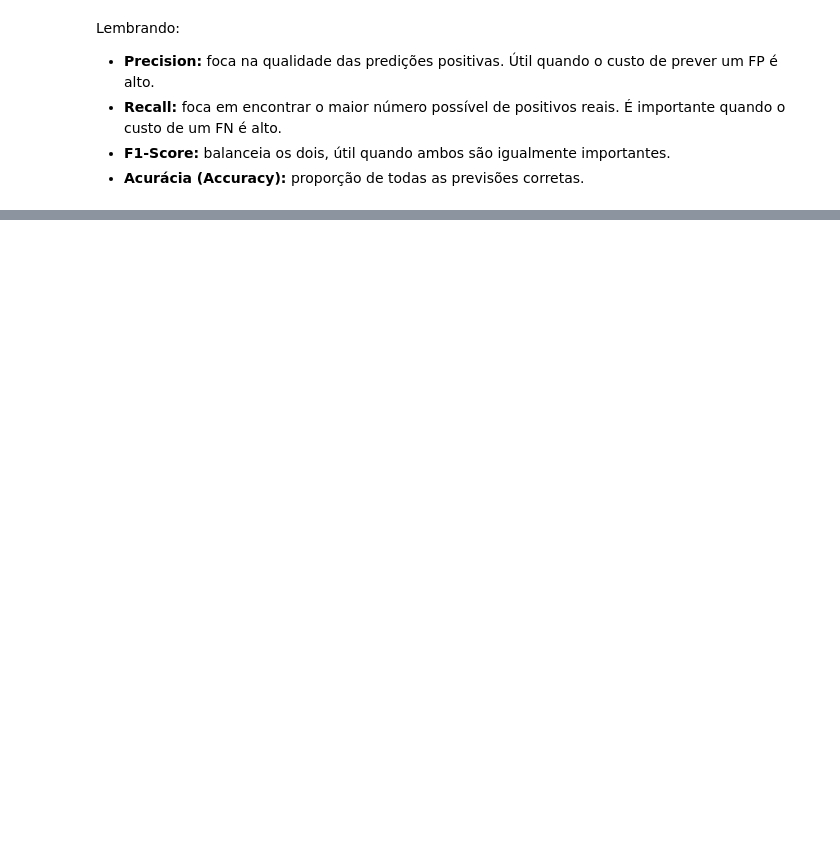
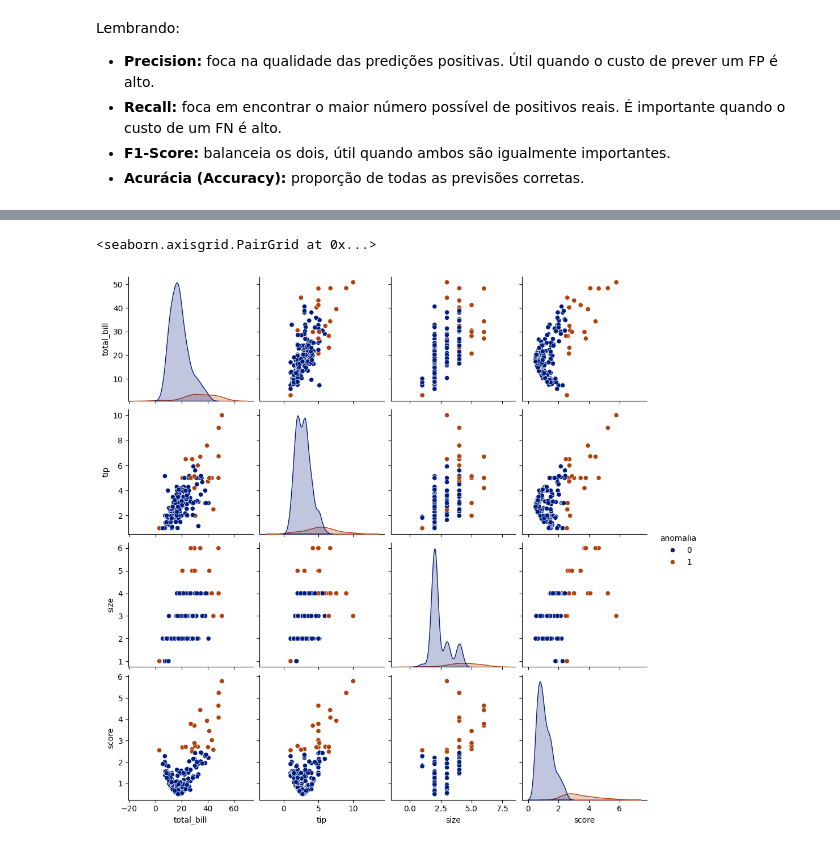
Before and after one commit to OviedoVR/ML_especializacao_2025, a Jupyter notebook: notebooks/RNA_demonstracoes.ipynb, the cells around one changed output, grey strips where cells are left out. Saved outputs shown, nothing was run; the diff lists cells and outputs as text; code cells hidden in the pictures; blank space fills up the shorter version.

Commit message:
Add AutoEncoder example into RNA ipynb

```diff
--- a/notebooks/RNA_demonstracoes.ipynb
+++ b/notebooks/RNA_demonstracoes.ipynb
@@ -631,0 +669,8 @@ Lembrando:
+# %%
+dados = dados.select_dtypes(include='number')
+
+dados_treino = dados.sample(n = int(0.8*len(dados)))
+dados_teste = dados.sample(n = int(0.2*len(dados)))
+
+print(dados_treino.shape)
+print(dados_teste.shape)
@@ -631,0 +680,9 @@ Lembrando:
+# %%
+scaler = StandardScaler()
+
+# Scaling:
+dados_treino_std = scaler.fit_transform(dados_treino)
+dados_teste_std = scaler.fit_transform(dados_teste)
+
+print(dados_treino_std.shape)
+print(dados_teste_std.shape)
@@ -631,0 +692,8 @@ Lembrando:
+# %%
+# Treino do modelo:
+modelo_ae = AutoEncoder(hidden_neuron_list=[8, 4, 2, 4, 8], batch_size=32, epoch_num=50)
+modelo_ae.fit(dados_treino_std)
+# %%
+# Resultado das predições:
+dados_treino['anomalia'] =  modelo_ae.predict(dados_treino_std)
+dados_treino['score'] =  modelo_ae.decision_function(dados_treino_std)
@@ -631,0 +709,6 @@ Lembrando:
+# %%
+# Dispersão:
+sns.pairplot(dados_treino, hue='anomalia', palette='dark')
+# %% [output]
+<seaborn.axisgrid.PairGrid at 0x...>
+[figure, added]
```
Also changed, not shown: parts of 33 cells of this notebook.
